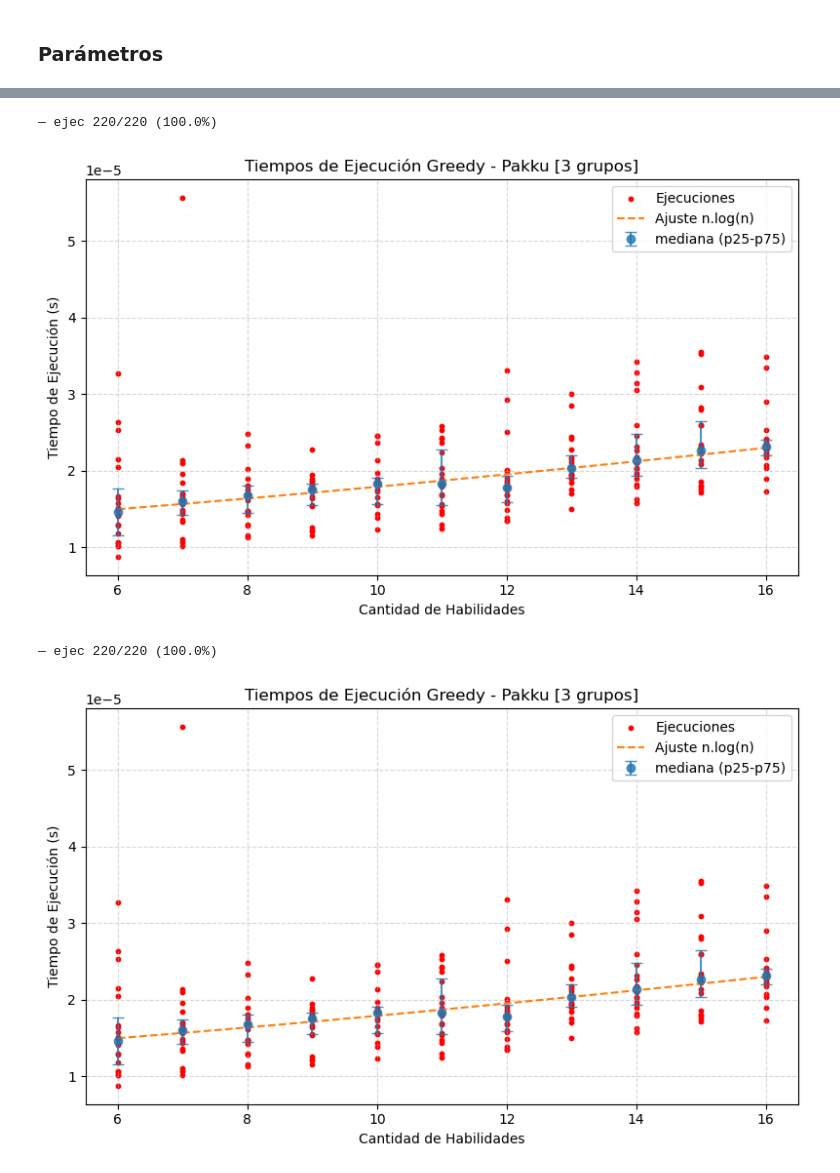
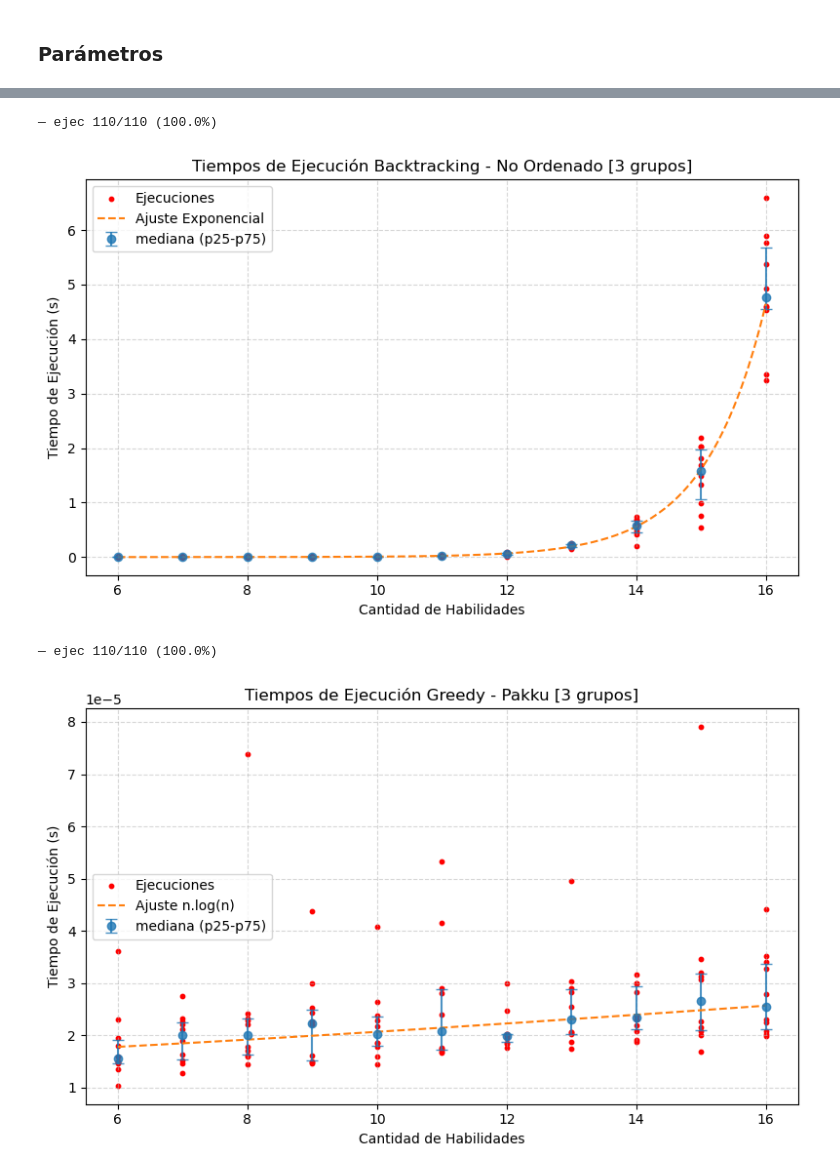
Before and after one commit to hhuzan/tda_tp_3, a Jupyter notebook: mediciones/mediciones.ipynb, the cells around one changed output, grey strips where cells are left out. Saved outputs shown, nothing was run; the diff lists cells and outputs as text; code cells hidden in the pictures.

```diff
--- a/mediciones/mediciones.ipynb
+++ b/mediciones/mediciones.ipynb
@@ -22,7 +22,7 @@ random.seed(67910)
 # %% [markdown]
 ### Parámetros
 # %%
-CANT_POR_TAM = 20
+CANT_POR_TAM = 10
 MIN_TAM = 6
 MAX_TAM = 16
 CANT_GRUPOS = 3
@@ -106,6 +105,0 @@ plt.show()
-# %%
-CANT_POR_TAM = 20
-MIN_TAM = 200
-MAX_TAM = 1000
-SALTO = 50
-CANT_GRUPOS = 50
@@ -192,7 +115,7 @@ for i in range(CANT_POR_TAM):
         habilidades = generar_habilidades(tam)
 
         inicio = time.perf_counter()
-        greedy_pakku(CANT_GRUPOS, habilidades)
+        resolver(CANT_GRUPOS, habilidades, False)
         dur = time.perf_counter() - inicio
 
         filas.append({"tam": tam, "iter": i, "tiempo": dur})
@@ -210,50 +133,46 @@ summary = df.groupby("tam")["tiempo"].agg(["median", "mean", "count",
                                            lambda x: np.percentile(x, 25),
                                            lambda x: np.percentile(x, 75)])
 summary.columns = ["median", "mean", "count", "p25", "p75"]
 # print(summary)
 
-# Ajuste median con modelo n*log(n)
+# Ajuste median
 x = summary.index.values.astype(float)         # tamaños
 y_med = summary["median"].values
 
-# Evitar log(0)
-x_safe = np.where(x > 0, x, 1)
-x_logn = x_safe * np.log(x_safe)
+# Ajuste exponencial
+mask = y_med > 0
+coeffs_log = np.polyfit(x[mask], np.log(y_med[mask]), 1)
+b_exp, a_log = coeffs_log[0], coeffs_log[1]
 
-# Ajuste lineal: y ≈ a * (n log n) + b
-coeffs_nlogn = np.polyfit(x_logn, y_med, 1)
-a_nlogn, b_nlogn = coeffs_nlogn[0], coeffs_nlogn[1]
 
-def modelo_nlogn(xv):
-    xv_safe = np.where(xv > 0, xv, 1)
-    return a_nlogn * xv_safe * np.log(xv_safe) + b_nlogn
-
+def modelo_exponencial(xv):
+    return np.exp(a_log + b_exp * xv)
 
 
 plt.figure(figsize=(8, 5))
 plt.scatter(df["tam"], df["tiempo"], color='red',
             s=10, alpha=1, label="Ejecuciones")
 
 
 plt.errorbar(x, y_med, yerr=[y_med - summary["p25"].values, summary["p75"].values - y_med],
              fmt='o', alpha=.8, capsize=4, label="mediana (p25-p75)")
 
 xs = np.linspace(MIN_TAM, MAX_TAM, 200)
-plt.plot(xs, modelo_nlogn(xs), linestyle='--',
-         label=f"Ajuste n.log(n)")
+plt.plot(xs, modelo_exponencial(xs), linestyle='--',
+         label=f"Ajuste Exponencial")
 
 plt.xlabel('Cantidad de Habilidades')
 plt.ylabel('Tiempo de Ejecución (s)')
-plt.title('Tiempos de Ejecución Greedy - Pakku [3 grupos]')
+plt.title('Tiempos de Ejecución Backtracking - No Ordenado [3 grupos]')
 plt.legend()
 plt.grid(linestyle='--', alpha=0.5)
 plt.tight_layout()
-plt.savefig("../informe/img/ajuste_greedy_pakku.png",
+plt.savefig("../informe/img/ajuste_backtracking_sin_ordenar.png",
             dpi=300, bbox_inches='tight')
 plt.show()
 # %% [output]
-— ejec 220/220 (100.0%)
+— ejec 110/110 (100.0%)
-[figure, old version]
+[figure, new version]
 # %%
 filas = []
 
@@ -303,7 +222,6 @@ def modelo_nlogn(xv):
     return a_nlogn * xv_safe * np.log(xv_safe) + b_nlogn
 
 
-
 plt.figure(figsize=(8, 5))
 plt.scatter(df["tam"], df["tiempo"], color='red',
             s=10, alpha=1, label="Ejecuciones")
@@ -326,5 +244,5 @@ plt.savefig("../informe/img/ajuste_greedy_pakku.png",
             dpi=300, bbox_inches='tight')
 plt.show()
 # %% [output]
-— ejec 220/220 (100.0%)
+— ejec 110/110 (100.0%)
-[figure, old version]
+[figure, new version]
```
Also changed, not shown: parts of 4 cells of this notebook, 4 other files.
